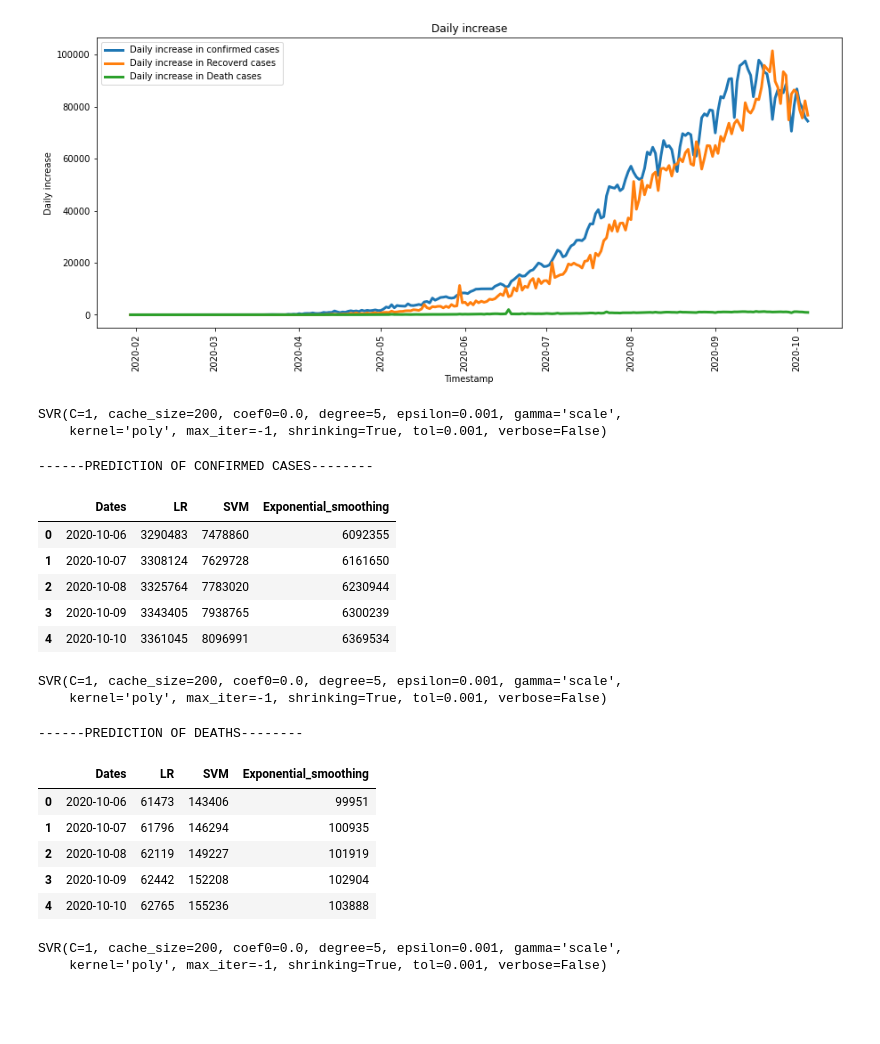
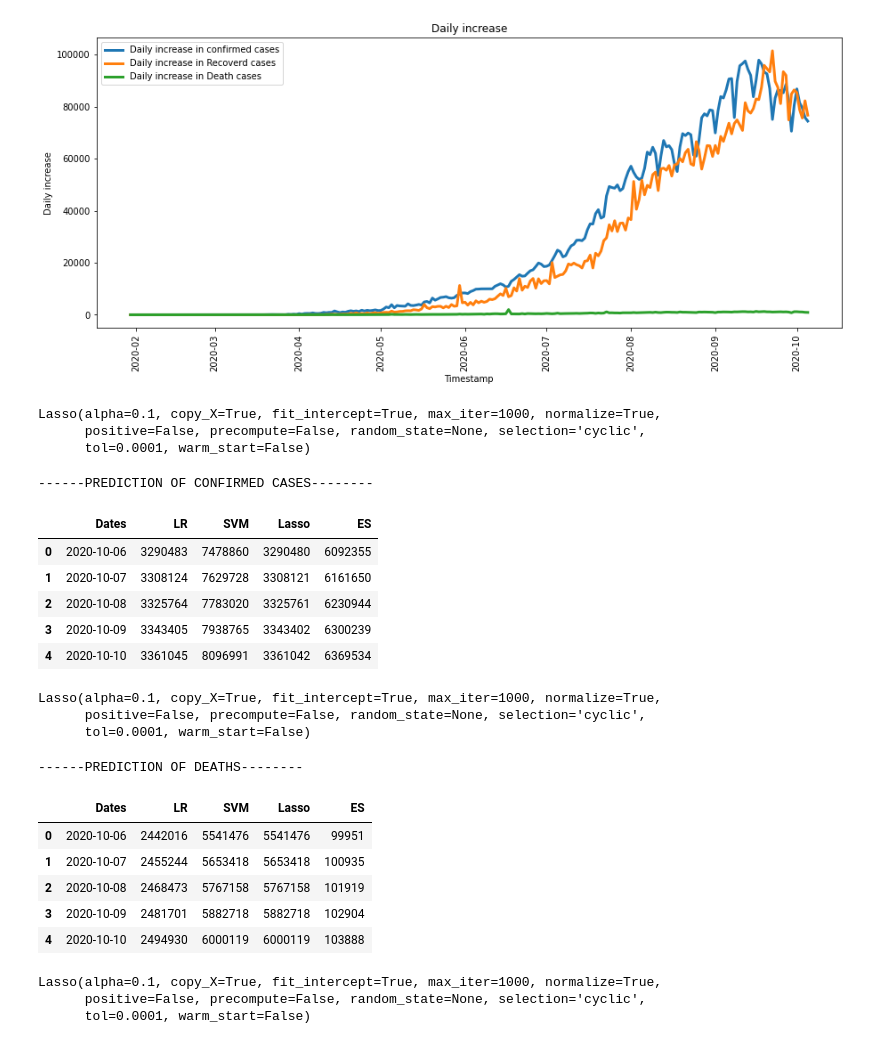
Before and after one commit to tellakulahimabindu/covid-19_prediction, a Jupyter notebook: Covid_19.ipynb, the cells around one changed output. Saved outputs shown, nothing was run; the diff lists cells and outputs as text; code cells hidden in the pictures; blank space fills up the shorter version.

```diff
--- a/Covid_19.ipynb
+++ b/Covid_19.ipynb
@@ -54,10 +55,3 @@ for i in list(datewise_india["Weekofyear"].unique()):
    india_weekwise_Deaths.append(datewise_india[datewise_india["Weekofyear"]==i]["Deaths"].iloc[-1])
    week_num_india.append(w)
    w=w+1
-   plt.figure(figsize=(8,5))
-   plt.plot(week_num_india,india_weekwise_confirmed,linewidth=3)
-   plt.plot(week_num_india,india_weekwise_recovered,linewidth=3)
-   plt.plot(week_num_india,india_weekwise_Deaths,linewidth=3)
-   plt.xlabel("weeknumber")
-   plt.ylabel("Number of cases")
-   plt.title("Weekly progress of different types of cases")
@@ -178,11 +158,14 @@ model_scores=[]
 # %%
 lin_reg = LinearRegression(normalize=True)
 svm = SVR(C=1,degree=5,kernel='poly',epsilon=0.001)
+lassoReg = Lasso(alpha=0.1, normalize=True)
 lin_reg.fit(np.array(train_ml["Days Since"]).reshape(-1,1),np.array(train_ml["Confirmed"]).reshape(-1,1))
 svm.fit(np.array(train_ml["Days Since"]).reshape(-1,1),np.array(train_ml["Confirmed"]).reshape(-1,1))
+lassoReg.fit(np.array(train_ml["Days Since"]).reshape(-1,1),np.array(train_ml["Confirmed"]).reshape(-1,1))
 # %% [output]
-SVR(C=1, cache_size=200, coef0=0.0, degree=5, epsilon=0.001, gamma='scale',
-    kernel='poly', max_iter=-1, shrinking=True, tol=0.001, verbose=False)
+Lasso(alpha=0.1, copy_X=True, fit_intercept=True, max_iter=1000, normalize=True,
+      positive=False, precompute=False, random_state=None, selection='cyclic',
+      tol=0.0001, warm_start=False)
 # %%
 prediction_valid_lin_reg = lin_reg.predict(np.array(valid_ml["Days Since"]).reshape(-1,1))
 prediciton_valid_svm = svm.predict(np.array(valid_ml["Days Since"]).reshape(-1,1))
@@ -190,41 +174,46 @@ prediciton_valid_svm = svm.predict(np.array(valid_ml["Days Since"]).reshape(-1,1
 new_data =[]
 new_prediction_lr=[]
 new_prediction_svm=[]
+new_prediction_lasso=[]
 for i in range(1,18):
   new_data.append(datewise.index[-1]+timedelta(days=i))
   new_prediction_lr.append(lin_reg.predict(np.array(datewise["Days Since"].max()+i).reshape(-1,1))[0][0])
   new_prediction_svm.append(svm.predict(np.array(datewise["Days Since"].max()+i).reshape(-1,1))[0])
+  new_prediction_lasso.append(lassoReg.predict(np.array(datewise["Days Since"].max()+i).reshape(-1,1))[0])
 pd.set_option("display.float_format",lambda x:'%.f' %x)
-model_predictions=pd.DataFrame(zip(new_data,new_prediction_lr,new_prediction_svm),columns = ["Dates","LR","SVM"])
+model_predictions=pd.DataFrame(zip(new_data,new_prediction_lr,new_prediction_svm,new_prediction_lasso),columns = ["Dates","LR","SVM","Lasso"])
 # %%
 model_train=datewise.iloc[:int(datewise.shape[0]*0.85)]
 valid=datewise.iloc[int(datewise.shape[0]*0.85):]
 # %%
 holt=Holt(np.asarray(model_train["Confirmed"])).fit(smoothing_level=1.4,smoothing_slope=0.2)
 y_pred = valid.copy()
 y_pred["Holt"]=holt.forecast(len(valid))
 holt_new_date=[]
 holt_new_prediction=[]
 for i in range(1,18):
   holt_new_date.append(datewise.index[-1]+timedelta(days=i))
   holt_new_prediction.append(holt.forecast((len(valid)+i))[-1])
 model_predictions["Exponential_smoothing"]=holt_new_prediction
+model_predictions=model_predictions.drop(["Exponential_smoothing"],axis=1)
 print("------PREDICTION OF CONFIRMED CASES--------")
 model_predictions.head()
 # %% [output]
 ------PREDICTION OF CONFIRMED CASES--------
-|  | Dates | LR | SVM | Exponential_smoothing |
-| 0 | 2020-10-06 | 3290483 | 7478860 | 6092355 |
-| 1 | 2020-10-07 | 3308124 | 7629728 | 6161650 |
-| 2 | 2020-10-08 | 3325764 | 7783020 | 6230944 |
-| 3 | 2020-10-09 | 3343405 | 7938765 | 6300239 |
-| 4 | 2020-10-10 | 3361045 | 8096991 | 6369534 |
+|  | Dates | LR | SVM | Lasso | ES |
+| 0 | 2020-10-06 | 3290483 | 7478860 | 3290480 | 6092355 |
+| 1 | 2020-10-07 | 3308124 | 7629728 | 3308121 | 6161650 |
+| 2 | 2020-10-08 | 3325764 | 7783020 | 3325761 | 6230944 |
+| 3 | 2020-10-09 | 3343405 | 7938765 | 3343402 | 6300239 |
+| 4 | 2020-10-10 | 3361045 | 8096991 | 3361042 | 6369534 |
 # %%
 lin_reg.fit(np.array(train_ml["Days Since"]).reshape(-1,1),np.array(train_ml["Deaths"]).reshape(-1,1))
 svm.fit(np.array(train_ml["Days Since"]).reshape(-1,1),np.array(train_ml["Deaths"]).reshape(-1,1))
+lassoReg.fit(np.array(train_ml["Days Since"]).reshape(-1,1),np.array(train_ml["Deaths"]).reshape(-1,1))
 # %% [output]
-SVR(C=1, cache_size=200, coef0=0.0, degree=5, epsilon=0.001, gamma='scale',
-    kernel='poly', max_iter=-1, shrinking=True, tol=0.001, verbose=False)
+Lasso(alpha=0.1, copy_X=True, fit_intercept=True, max_iter=1000, normalize=True,
+      positive=False, precompute=False, random_state=None, selection='cyclic',
+      tol=0.0001, warm_start=False)
 # %%
 new_data =[]
 new_prediction_lr=[]
@@ -244,23 +237,26 @@ holt_new_prediction=[]
 for i in range(1,18):
   holt_new_date.append(datewise.index[-1]+timedelta(days=i))
   holt_new_prediction.append(holt.forecast((len(valid)+i))[-1])
-model_predictions["Exponential_smoothing"]=holt_new_prediction
+model_predictions["ES"]=holt_new_prediction
+
 print("------PREDICTION OF DEATHS--------")
 model_predictions.head()
 # %% [output]
 ------PREDICTION OF DEATHS--------
-|  | Dates | LR | SVM | Exponential_smoothing |
-| 0 | 2020-10-06 | 61473 | 143406 | 99951 |
-| 1 | 2020-10-07 | 61796 | 146294 | 100935 |
-| 2 | 2020-10-08 | 62119 | 149227 | 101919 |
-| 3 | 2020-10-09 | 62442 | 152208 | 102904 |
-| 4 | 2020-10-10 | 62765 | 155236 | 103888 |
+|  | Dates | LR | SVM | Lasso | ES |
+| 0 | 2020-10-06 | 2442016 | 5541476 | 5541476 | 99951 |
+| 1 | 2020-10-07 | 2455244 | 5653418 | 5653418 | 100935 |
+| 2 | 2020-10-08 | 2468473 | 5767158 | 5767158 | 101919 |
+| 3 | 2020-10-09 | 2481701 | 5882718 | 5882718 | 102904 |
+| 4 | 2020-10-10 | 2494930 | 6000119 | 6000119 | 103888 |
 # %%
 lin_reg.fit(np.array(train_ml["Days Since"]).reshape(-1,1),np.array(train_ml["Recovered"]).reshape(-1,1))
 svm.fit(np.array(train_ml["Days Since"]).reshape(-1,1),np.array(train_ml["Recovered"]).reshape(-1,1))
+lassoReg.fit(np.array(train_ml["Days Since"]).reshape(-1,1),np.array(train_ml["Recovered"]).reshape(-1,1))
 # %% [output]
-SVR(C=1, cache_size=200, coef0=0.0, degree=5, epsilon=0.001, gamma='scale',
-    kernel='poly', max_iter=-1, shrinking=True, tol=0.001, verbose=False)
+Lasso(alpha=0.1, copy_X=True, fit_intercept=True, max_iter=1000, normalize=True,
+      positive=False, precompute=False, random_state=None, selection='cyclic',
+      tol=0.0001, warm_start=False)
 # %%
 new_data =[]
 new_prediction_lr=[]
```
Also changed, not shown: parts of 6 cells of this notebook.
